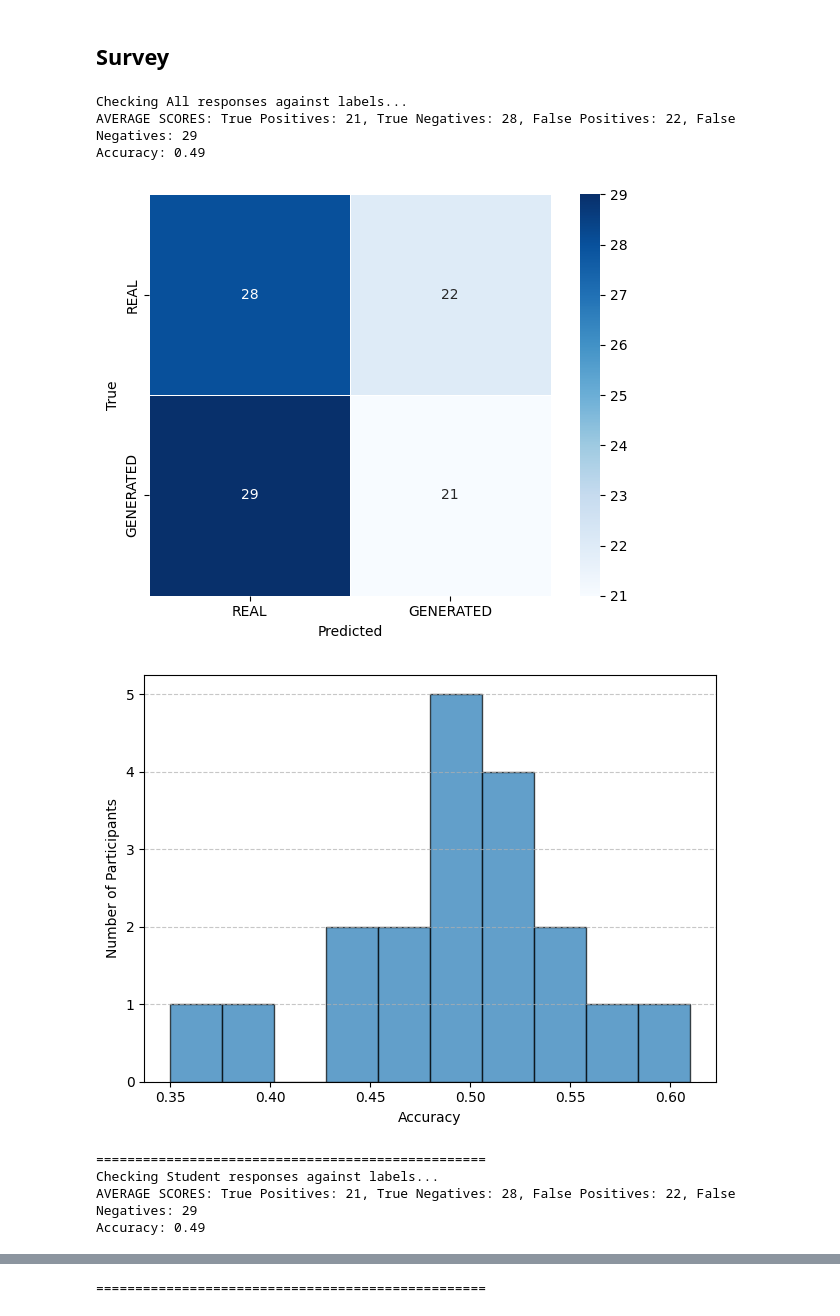
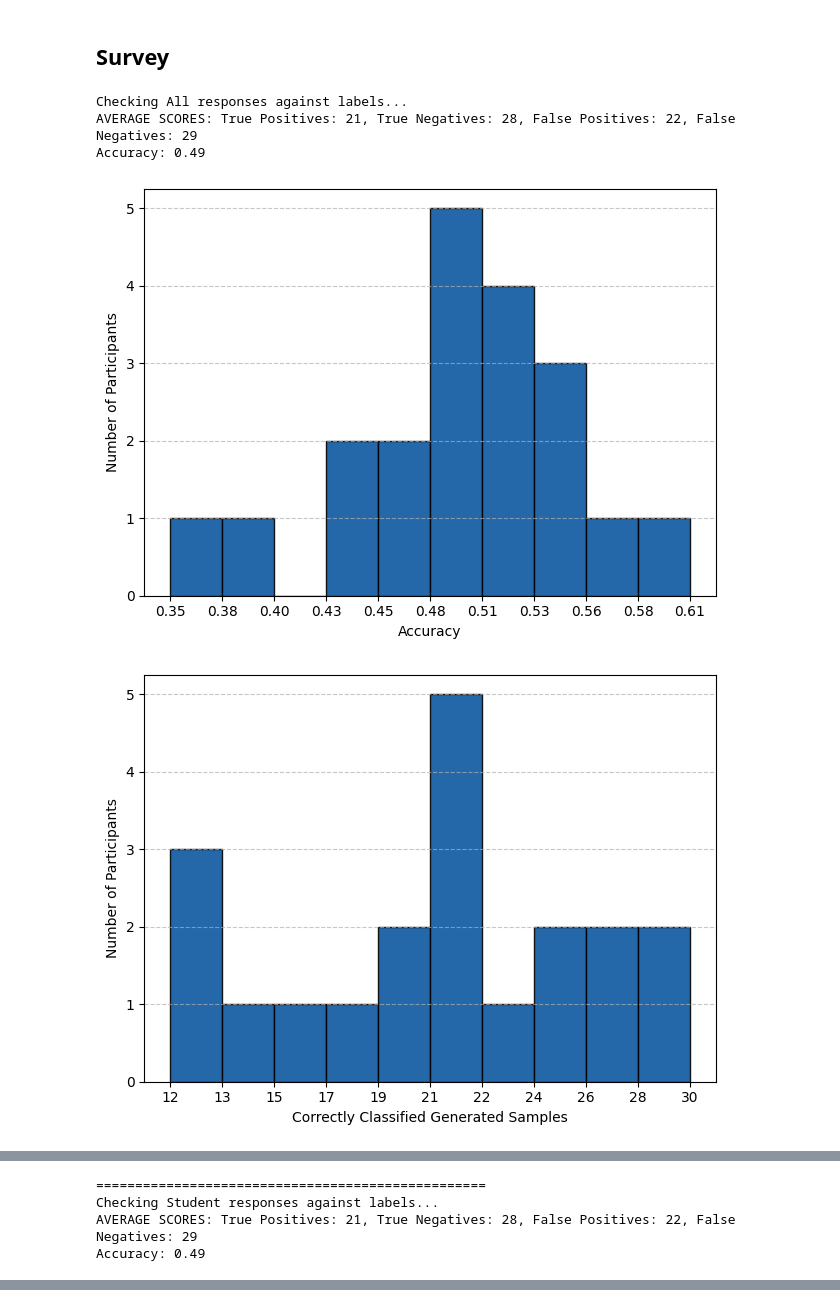
Before and after one commit to zuza571/AI-Generated-CTI, a Jupyter notebook: survey/survey_analyzer.ipynb, the cells around one changed output, grey strips where cells are left out. Cells and saved outputs as stored; diff of their text form; code cells hidden in the pictures.

Commit message:
generated new survey plots

```diff
--- a/survey/survey_analyzer.ipynb
+++ b/survey/survey_analyzer.ipynb
@@ -92,7 +92,7 @@ Accuracy: 0.52
 # %% [markdown]
 ## Survey
 # %%
-from matplotlib.ticker import MaxNLocator
+from matplotlib.ticker import MaxNLocator, FixedLocator, FormatStrFormatter
 
 survey = pd.read_csv(os.path.join(curr_dir, 'survey_scores.csv'))
 
@@ -111,58 +111,70 @@ for i, row in survey.iterrows():
         student_scores['fn'].append(row['False Negatives'])
     elif 'analyst' in row['Experience']:
         analyst_scores['accuracy'].append(row['Accuracy'] / 100)
         analyst_scores['tp'].append(row['True Positives'])
         analyst_scores['tn'].append(row['True Negatives'])
         analyst_scores['fp'].append(row['False Positives'])
         analyst_scores['fn'].append(row['False Negatives'])
 
 for scores, name in zip([all_scores, student_scores, analyst_scores], ['All', 'Student', 'Analyst']):
     tp, tn, fp, fn = round(np.mean(scores['tp'])), round(np.mean(scores['tn'])), round(np.mean(scores['fp'])), round(np.mean(scores['fn']))  # Ensure integer values
 
     print(f"Checking {name} responses against labels...")
     print(f"AVERAGE SCORES: True Positives: {tp}, True Negatives: {tn}, False Positives: {fp}, False Negatives: {fn}")
     # accuracy = (tp + tn) / 100  # as we round the values it's better to calculate accuracy based on earlier values
     print(f"Accuracy: {np.mean(all_scores['accuracy']):.2f}")
 
     cm = np.array([
         [tn, fp],
         [fn, tp]
     ])
     labels = ['REAL', 'GENERATED']
 
-    sns.heatmap(cm,
-                annot=True,
-                fmt='d',
-                cmap='Blues',
-                xticklabels=labels,
-                yticklabels=labels,
-                cbar=True,
-                linewidths=0.5,
-                square=True)
+    # sns.heatmap(cm,
+    #             annot=True,
+    #             fmt='d',
+    #             cmap='Blues',
+    #             xticklabels=labels,
+    #             yticklabels=labels,
+    #             cbar=True,
+    #             linewidths=0.5,
+    #             square=True)
 
-    plt.xlabel('Predicted')
-    plt.ylabel('True')
-    plt.tight_layout()
-    plt.savefig(os.path.join(curr_dir, f'confusion_matrix_{name}.svg'))
-    plt.show()
+    # plt.xlabel('Predicted')
+    # plt.ylabel('True')
+    # plt.tight_layout()
+    # plt.savefig(os.path.join(curr_dir, f'confusion_matrix_{name}.svg'))
+    # plt.show()
 
-    plt.hist(scores['accuracy'], bins=10, alpha=0.7, edgecolor='black')
-    plt.xlabel('Accuracy')
-    plt.ylabel('Number of Participants')
-    plt.gca().yaxis.set_major_locator(MaxNLocator(integer=True))
-    plt.tight_layout()
-    plt.grid(axis='y', linestyle='--', alpha=0.7)
-    plt.savefig(os.path.join(curr_dir, f'histogram_accuracy_{name}.svg'))
-    plt.show()
+    for metric_text, metric_name in zip(['Accuracy',
+                              'Correctly Classified Generated Samples',
+                              'Correctly Classified Real Samples',
+                              'Falsely Classified Real Samples as Generated',
+                              'Falsely Classified Generated Samples as Real'],
+                             ['accuracy', 'tp', 'tn', 'fp', 'fn']):
+
+        counts, bin_edges, _  = plt.hist(scores[metric_name], bins=10, color=plt.cm.Blues(0.85), alpha=0.9, edgecolor='black')
+        plt.xlabel(metric_text)
+        plt.ylabel('Number of Participants')
+        plt.gca().yaxis.set_major_locator(MaxNLocator(integer=True))
+
+        ax = plt.gca()
+        ax.xaxis.set_major_locator(FixedLocator(bin_edges))
+        if metric_name == 'accuracy':
+            ax.xaxis.set_major_formatter(FormatStrFormatter('%.2f'))
+        else:
+            ax.xaxis.set_major_formatter(FormatStrFormatter('%d'))
+
+
+        plt.tight_layout()
+        plt.grid(axis='y', linestyle='--', alpha=0.7)
+        plt.savefig(os.path.join(curr_dir, f'histogram_{metric_name}_{name}.svg'))
+        plt.show()
 
     print('=' * 50)
 # %% [output]
 Checking All responses against labels...
 AVERAGE SCORES: True Positives: 21, True Negatives: 28, False Positives: 22, False Negatives: 29
 Accuracy: 0.49
-[figure, old version]
+[figure, new version]
-[figure, old version]
+[figure, new version]
-==================================================
-Checking Student responses against labels...
-AVERAGE SCORES: True Positives: 21, True Negatives: 28, False Positives: 22, False Negatives: 29
-Accuracy: 0.49
@@ -170,0 +184,4 @@ Accuracy: 0.49
+==================================================
+Checking Student responses against labels...
+AVERAGE SCORES: True Positives: 21, True Negatives: 28, False Positives: 22, False Negatives: 29
+Accuracy: 0.49
@@ -177 +193,0 @@ Accuracy: 0.49
-==================================================
```
Also changed, not shown: parts of 1 cell of this notebook, 19 other files.
